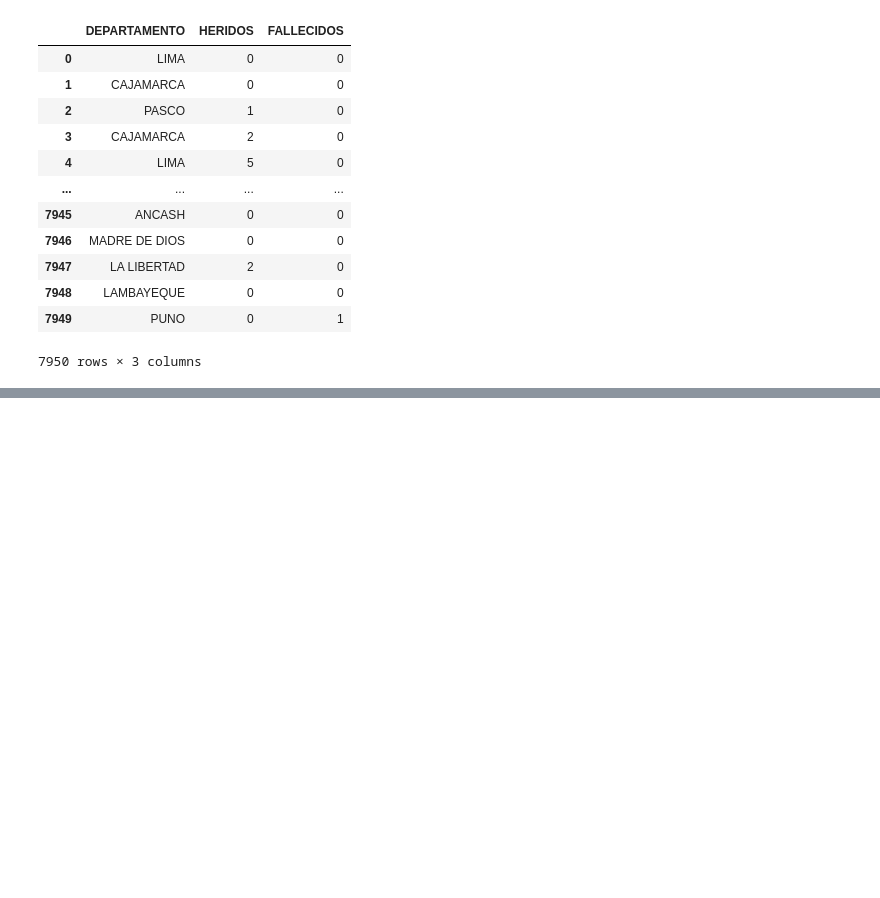
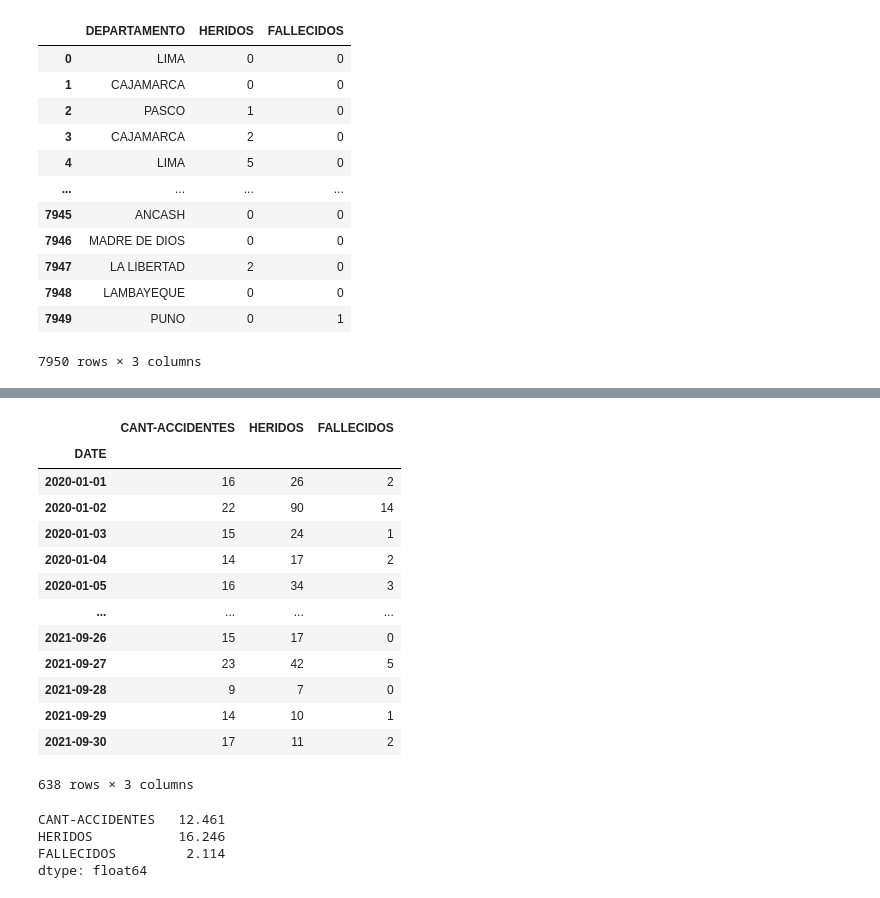
Before and after one commit to FernandoCallasaca/data_science_projects, a Jupyter notebook: Accidentes_de_tránsito_2020_2021_Datos_Limpios.ipynb, the cells around one changed output, grey strips where cells are left out. Saved outputs shown, nothing was run; the diff lists cells and outputs as text; code cells hidden in the pictures; blank space fills up the shorter version.

```diff
--- a/Accidentes_de_tránsito_2020_2021_Datos_Limpios.ipynb
+++ b/Accidentes_de_tránsito_2020_2021_Datos_Limpios.ipynb
@@ -277,0 +328,25 @@ df_accidentes[['DEPARTAMENTO', 'HERIDOS', 'FALLECIDOS']]
+# %%
+df_time = df_accidentes.groupby('DATE')['CANT-ACCIDENTES', 'HERIDOS', 'FALLECIDOS'].sum()
+df_time
+# %% [output]
+|  | CANT-ACCIDENTES | HERIDOS | FALLECIDOS |
+| DATE |  |  |  |
+| 2020-01-01 | 16 | 26 | 2 |
+| 2020-01-02 | 22 | 90 | 14 |
+| 2020-01-03 | 15 | 24 | 1 |
+| 2020-01-04 | 14 | 17 | 2 |
+| 2020-01-05 | 16 | 34 | 3 |
+| ... | ... | ... | ... |
+| 2021-09-26 | 15 | 17 | 0 |
+| 2021-09-27 | 23 | 42 | 5 |
+| 2021-09-28 | 9 | 7 | 0 |
+| 2021-09-29 | 14 | 10 | 1 |
+| 2021-09-30 | 17 | 11 | 2 |
+638 rows × 3 columns
+# %%
+df_time.mean()
+# %% [output]
+CANT-ACCIDENTES   12.461
+HERIDOS           16.246
+FALLECIDOS         2.114
+dtype: float64
```
Also changed, not shown: parts of 11 cells of this notebook.
